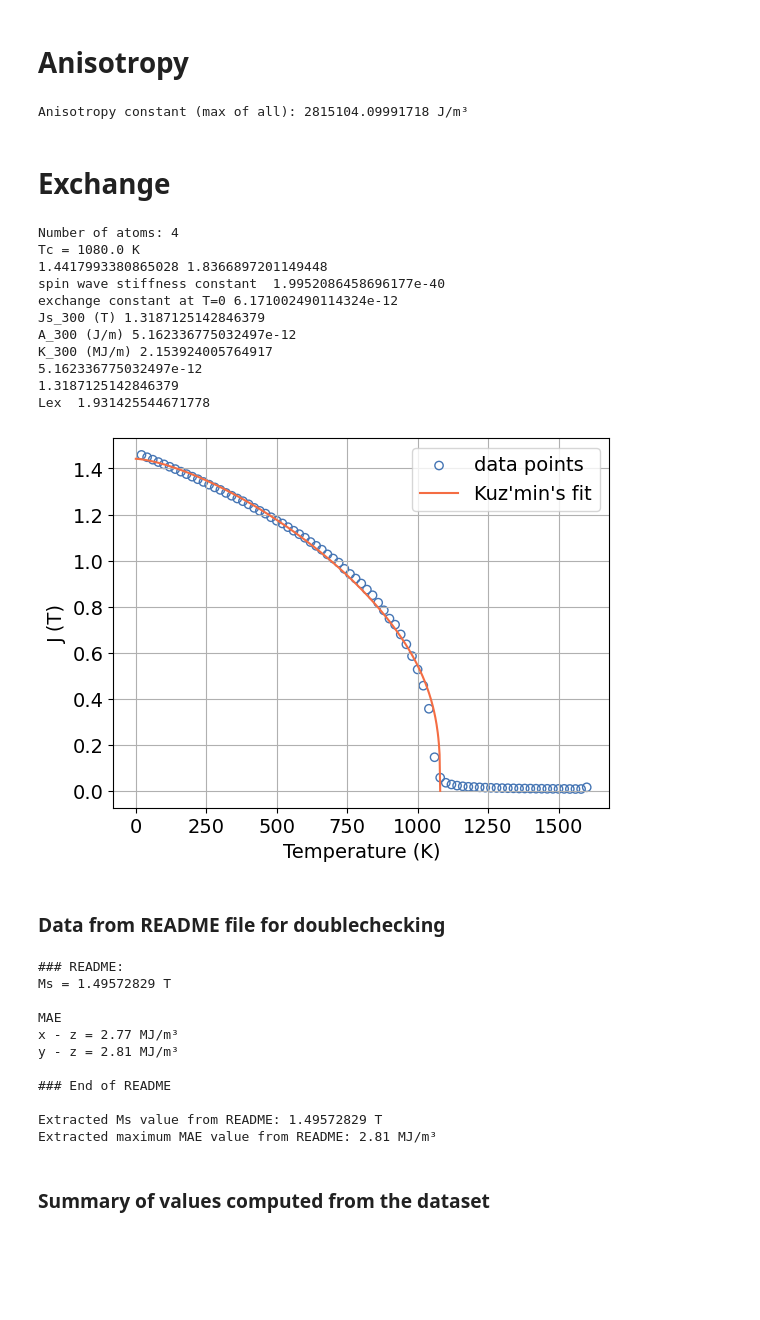
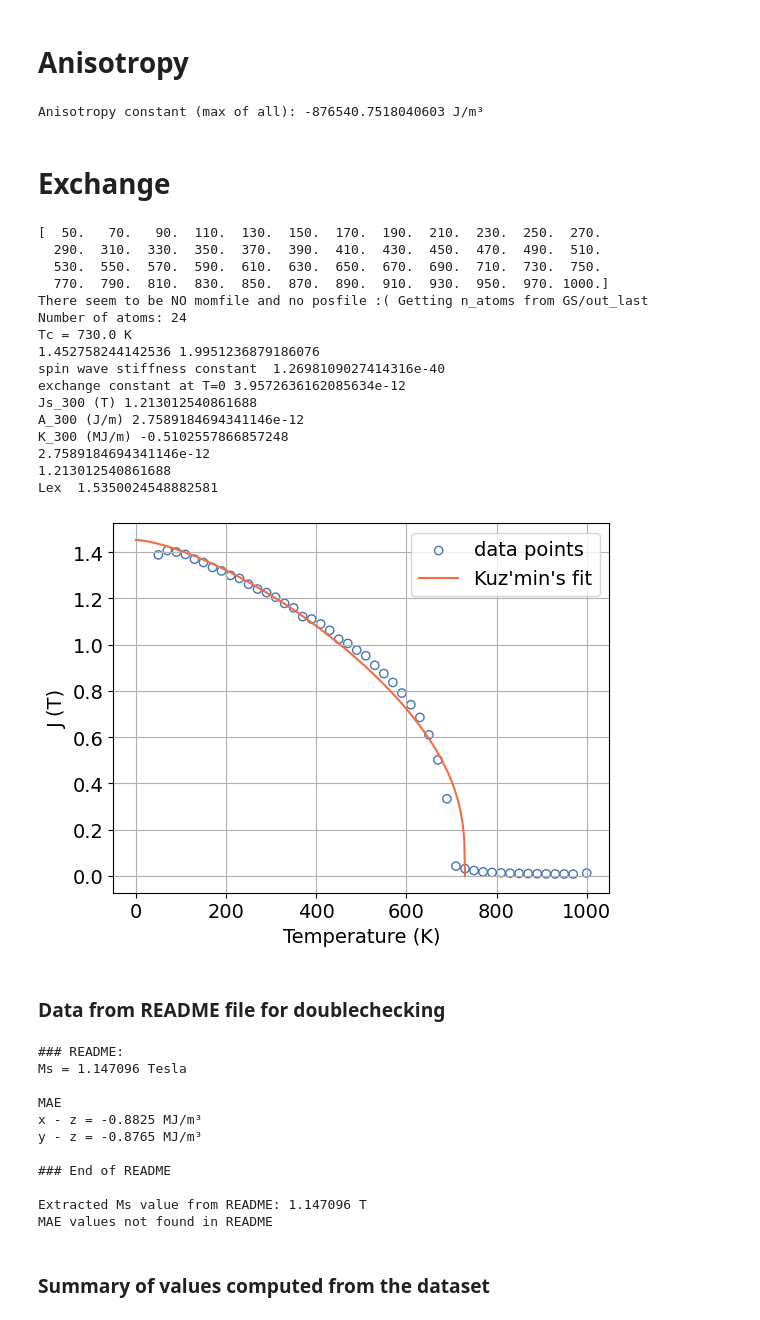
Before and after one commit to MaMMoS-project/nomad, a Jupyter notebook: data_preview/Evaluation_dataset_UU.ipynb, the cells around one changed output. Cells and saved outputs as stored; diff of their text form; code cells hidden in the pictures; blank space fills up the shorter version.

Commit message:
Added additional way of calculating number of atoms if there is no MC/posfile and no MC/momfile, then it'll be taken from GS/out_last

```diff
--- a/data_preview/Evaluation_dataset_UU.ipynb
+++ b/data_preview/Evaluation_dataset_UU.ipynb
@@ -38,3 +36,5 @@ data_dir = 'Co2Fe2H4'
+# %%
+data_dir = '/Users/santapile/Santas/Projects/MaMMoS/NOMAD/dataExamples/UU/UU-sets/Co2Fe16Y6'
 # %%
 import check_file_and_folder_structure as cffs
 cffs.check_structure(data_dir, check_README=True, verbose=True)
@@ -194,16 +175,25 @@ K = max(allKs) * 1e6            # anisotropy J/m³
 
 print(f'Anisotropy constant (max of all): {K} J/m\N{SUPERSCRIPT THREE}')
 # %% [output]
-Anisotropy constant (max of all): 2815104.09991718 J/m³
+Anisotropy constant (max of all): -876540.7518040603 J/m³
 # %% [markdown]
 # Exchange
 # %%
 # Define the form of the function you want to fit
 fn = data_dir_MC + '/M(T)'  # magnetic polarization
 TK, Js = dtf.read_2_col_data(fn)
+print(TK)
 
-with open(data_dir_MC + '/momfile', 'rt') as f:
-    n_atoms = len(f.read().splitlines())
+mc_dirs = [dirdir for dirdir in os.listdir(data_dir_MC) if dirdir in ['momfile', 'posfile']]
+
+if len(mc_dirs) > 0:
+    with open(data_dir_MC + '/' + mc_dirs[0], 'rt') as f:
+        n_atoms = len(f.read().splitlines())
+    print(f'Number of atoms: {n_atoms}')
+else:
+    print('There seem to be NO momfile and no posfile :( Getting n_atoms from GS/out_last')
+    atoms_Ns = set([int(key[key.find(':')+1:key.find(':') + 3]) for key in tot_moments_D.keys()])
+    n_atoms = len(atoms_Ns)
 print(f'Number of atoms: {n_atoms}')
 
 Js = [item*n_atoms/ucvA*11.654 for item in Js]
@@ -235,45 +225,50 @@ D = (0.1509
      * k_b
      * Tc
      )
 print("spin wave stiffness constant ",D)
 A_0 = M_0 * D / (2 * g * mu_b)
 print("exchange constant at T=0",A_0)
 
 Js_300 = m_s(300., Js_0, s)
 print("Js_300 (T)",Js_300)
 
 A_300 = A_0*(Js_300/Js_0)**2
 print("A_300 (J/m)",A_300)
 
 K_300 = K*(Js_300/Js_0)**3
 print("K_300 (MJ/m)",K_300/1e6)
 
 # A = A_0*(Js/Js0)^2
 print(A_300)
 print(Js_300)
 print('Lex ',np.sqrt(mu_0*A_300/(Js_300*Js_300))/1e-9)
 
 fig, ax = plt.subplots()
 ax.scatter(TK, Js, marker="o", label="data points", facecolors='none', edgecolors='#4575b4')
 label = "Kuz'min's fit"
 ax.plot(xfine, m_s(xfine, Js_0, s), label=label, color='#f46d43')
 ax.legend()
 ax.set_xlabel("Temperature (K)")
 ax.set_ylabel("J (T)")
 ax.grid()
 # %% [output]
-Number of atoms: 4
-Tc = 1080.0 K
-1.4417993380865028 1.8366897201149448
-spin wave stiffness constant  1.9952086458696177e-40
-exchange constant at T=0 6.171002490114324e-12
-Js_300 (T) 1.3187125142846379
-A_300 (J/m) 5.162336775032497e-12
-K_300 (MJ/m) 2.153924005764917
-5.162336775032497e-12
-1.3187125142846379
-Lex  1.931425544671778
+[  50.   70.   90.  110.  130.  150.  170.  190.  210.  230.  250.  270.
+  290.  310.  330.  350.  370.  390.  410.  430.  450.  470.  490.  510.
+  530.  550.  570.  590.  610.  630.  650.  670.  690.  710.  730.  750.
+  770.  790.  810.  830.  850.  870.  890.  910.  930.  950.  970. 1000.]
+There seem to be NO momfile and no posfile :( Getting n_atoms from GS/out_last
+Number of atoms: 24
+Tc = 730.0 K
+1.452758244142536 1.9951236879186076
+spin wave stiffness constant  1.2698109027414316e-40
+exchange constant at T=0 3.9572636162085634e-12
+Js_300 (T) 1.213012540861688
+A_300 (J/m) 2.7589184694341146e-12
+K_300 (MJ/m) -0.5102557866857248
+2.7589184694341146e-12
+1.213012540861688
+Lex  1.5350024548882581
-[figure, old version]
+[figure, new version]
 # %% [markdown]
 ### Data from README file for doublechecking
 # %%
@@ -305,16 +300,16 @@ with open(data_dir + '/README', 'rt') as f:
         print("MAE values not found in README")
 # %% [output]
 ### README:
-Ms = 1.49572829 T
+Ms = 1.147096 Tesla
 
 MAE
-x - z = 2.77 MJ/m³
-y - z = 2.81 MJ/m³
+x - z = -0.8825 MJ/m³
+y - z = -0.8765 MJ/m³
 
 ### End of README
 
-Extracted Ms value from README: 1.49572829 T
-Extracted maximum MAE value from README: 2.81 MJ/m³
+Extracted Ms value from README: 1.147096 T
+MAE values not found in README
 # %% [markdown]
 ### Summary of values computed from the dataset
 # %%
```
Also changed, not shown: parts of 10 cells of this notebook.
